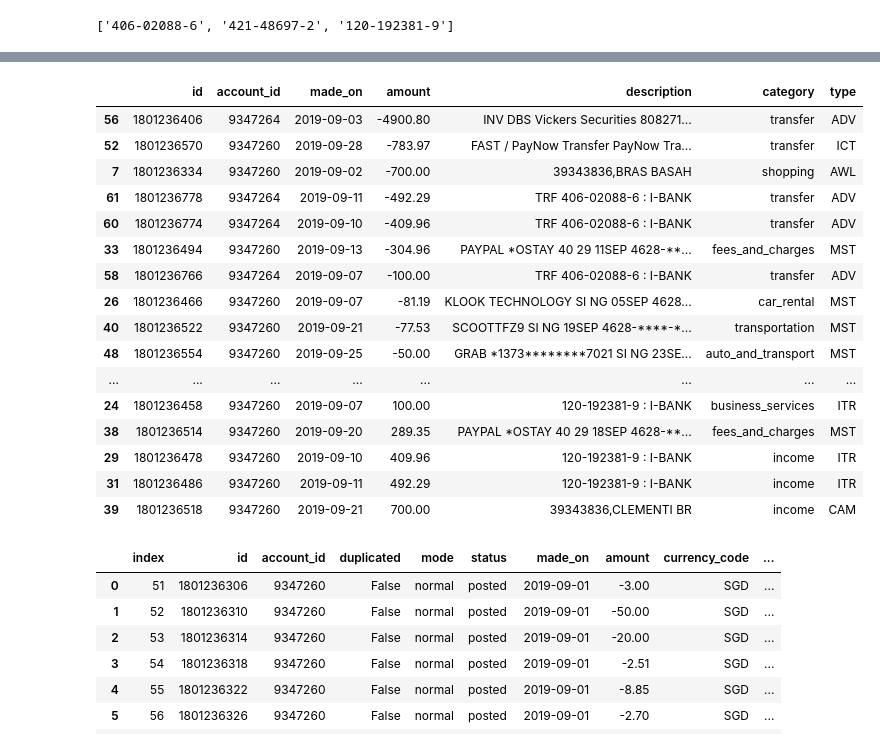
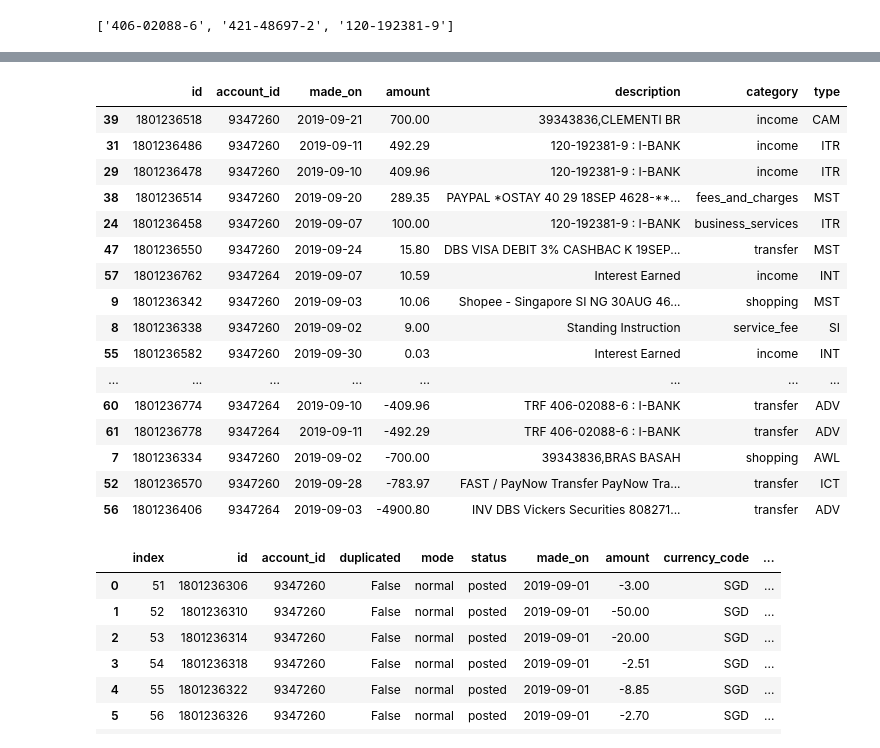
Before and after one commit to AdityaSidharta/BudgetTracker, a Jupyter notebook: notebooks/process.ipynb, the cells around one changed output, grey strips where cells are left out. Cells and saved outputs as stored; diff of their text form; code cells hidden in the pictures.

```diff
--- a/notebooks/process.ipynb
+++ b/notebooks/process.ipynb
@@ -60,25 +60,25 @@ transportation            -86.18
 uncategorized             -38.84
 Name: amount, dtype: float64
 # %%
-full_df[['id', 'account_id', 'made_on', 'amount', 'description', 'category', 'type']].sort_values('amount')
+full_df[['id', 'account_id', 'made_on', 'amount', 'description', 'category', 'type']].sort_values('amount', ascending = False)
 # %% [output]
 |  | id | account_id | made_on | amount | description | category | type |
+| 39 | 1801236518 | 9347260 | 2019-09-21 | 700.00 | 39343836,CLEMENTI BR | income | CAM |
+| 31 | 1801236486 | 9347260 | 2019-09-11 | 492.29 | 120-192381-9 : I-BANK | income | ITR |
+| 29 | 1801236478 | 9347260 | 2019-09-10 | 409.96 | 120-192381-9 : I-BANK | income | ITR |
+| 38 | 1801236514 | 9347260 | 2019-09-20 | 289.35 | PAYPAL *OSTAY 40 29 18SEP 4628-**... | fees_and_charges | MST |
+| 24 | 1801236458 | 9347260 | 2019-09-07 | 100.00 | 120-192381-9 : I-BANK | business_services | ITR |
+| 47 | 1801236550 | 9347260 | 2019-09-24 | 15.80 | DBS VISA DEBIT 3% CASHBAC K 19SEP... | transfer | MST |
+| 57 | 1801236762 | 9347264 | 2019-09-07 | 10.59 | Interest Earned | income | INT |
+| 9 | 1801236342 | 9347260 | 2019-09-03 | 10.06 | Shopee - Singapore SI NG 30AUG 46... | shopping | MST |
+| 8 | 1801236338 | 9347260 | 2019-09-02 | 9.00 | Standing Instruction | service_fee | SI |
+| 55 | 1801236582 | 9347260 | 2019-09-30 | 0.03 | Interest Earned | income | INT |
+| ... | ... | ... | ... | ... | ... | ... | ... |
+| 60 | 1801236774 | 9347264 | 2019-09-10 | -409.96 | TRF 406-02088-6 : I-BANK | transfer | ADV |
+| 61 | 1801236778 | 9347264 | 2019-09-11 | -492.29 | TRF 406-02088-6 : I-BANK | transfer | ADV |
+| 7 | 1801236334 | 9347260 | 2019-09-02 | -700.00 | 39343836,BRAS BASAH | shopping | AWL |
+| 52 | 1801236570 | 9347260 | 2019-09-28 | -783.97 | FAST / PayNow Transfer PayNow Tra... | transfer | ICT |
 | 56 | 1801236406 | 9347264 | 2019-09-03 | -4900.80 | INV DBS Vickers Securities 808271... | transfer | ADV |
-| 52 | 1801236570 | 9347260 | 2019-09-28 | -783.97 | FAST / PayNow Transfer PayNow Tra... | transfer | ICT |
-| 7 | 1801236334 | 9347260 | 2019-09-02 | -700.00 | 39343836,BRAS BASAH | shopping | AWL |
-| 61 | 1801236778 | 9347264 | 2019-09-11 | -492.29 | TRF 406-02088-6 : I-BANK | transfer | ADV |
-| 60 | 1801236774 | 9347264 | 2019-09-10 | -409.96 | TRF 406-02088-6 : I-BANK | transfer | ADV |
-| 33 | 1801236494 | 9347260 | 2019-09-13 | -304.96 | PAYPAL *OSTAY 40 29 11SEP 4628-**... | fees_and_charges | MST |
-| 58 | 1801236766 | 9347264 | 2019-09-07 | -100.00 | TRF 406-02088-6 : I-BANK | transfer | ADV |
-| 26 | 1801236466 | 9347260 | 2019-09-07 | -81.19 | KLOOK TECHNOLOGY SI NG 05SEP 4628... | car_rental | MST |
-| 40 | 1801236522 | 9347260 | 2019-09-21 | -77.53 | SCOOTTFZ9 SI NG 19SEP 4628-****-*... | transportation | MST |
-| 48 | 1801236554 | 9347260 | 2019-09-25 | -50.00 | GRAB *1373********7021 SI NG 23SE... | auto_and_transport | MST |
-| ... | ... | ... | ... | ... | ... | ... | ... |
-| 24 | 1801236458 | 9347260 | 2019-09-07 | 100.00 | 120-192381-9 : I-BANK | business_services | ITR |
-| 38 | 1801236514 | 9347260 | 2019-09-20 | 289.35 | PAYPAL *OSTAY 40 29 18SEP 4628-**... | fees_and_charges | MST |
-| 29 | 1801236478 | 9347260 | 2019-09-10 | 409.96 | 120-192381-9 : I-BANK | income | ITR |
-| 31 | 1801236486 | 9347260 | 2019-09-11 | 492.29 | 120-192381-9 : I-BANK | income | ITR |
-| 39 | 1801236518 | 9347260 | 2019-09-21 | 700.00 | 39343836,CLEMENTI BR | income | CAM |
 # %%
 full_df[~full_df.description.apply(lambda x : 'I-BANK' in x and '120-192381-9' in x)]
 # %% [output]
```
Also changed, not shown: 2 other files.
